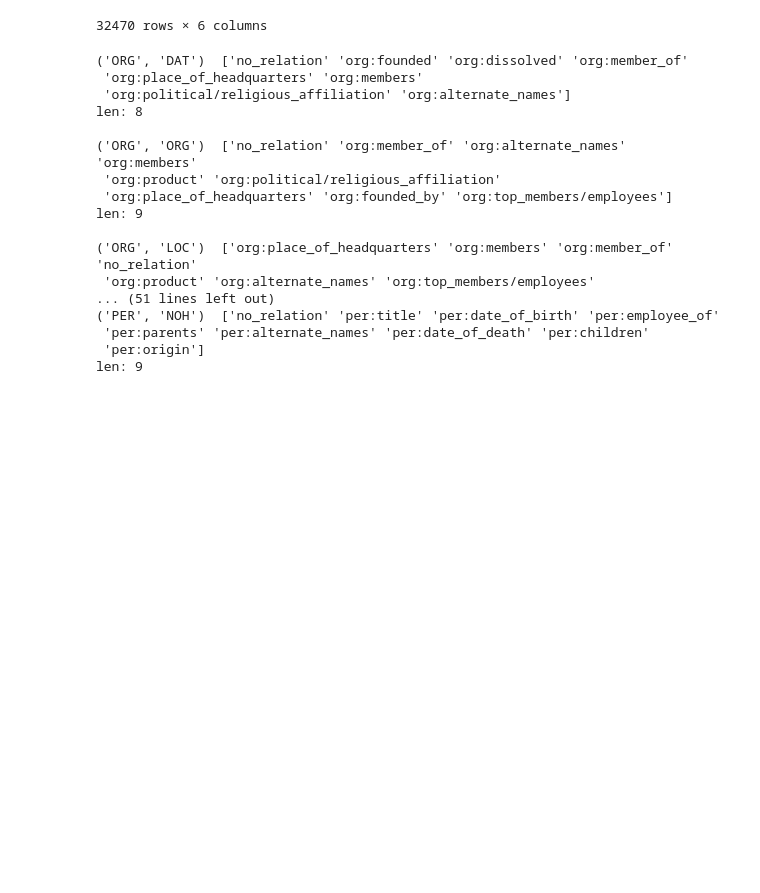
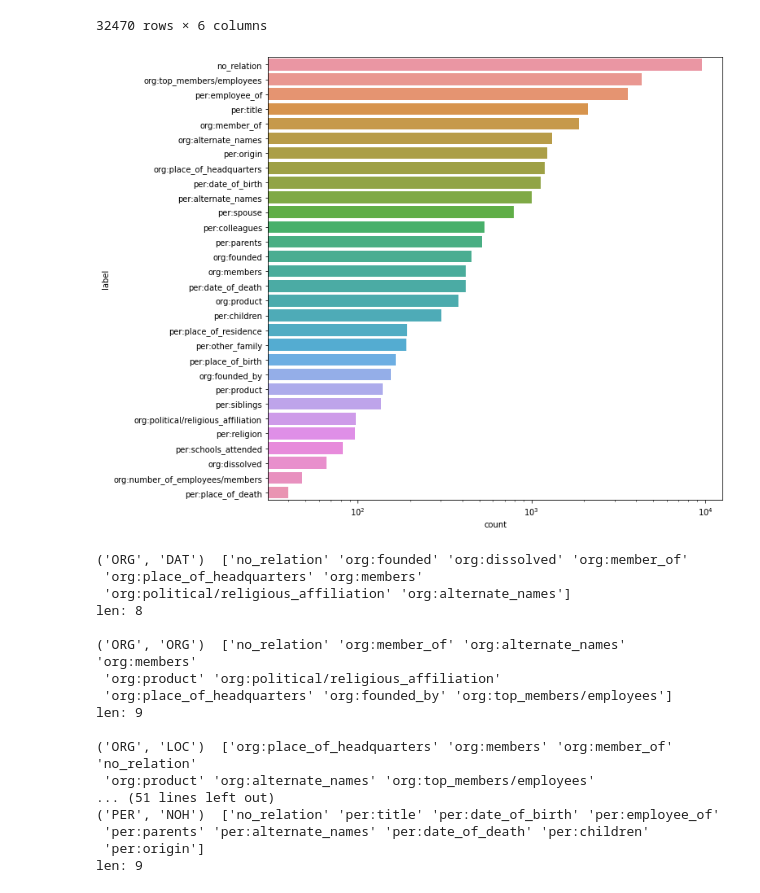
Before and after one commit to godjw/klue-level2-nlp-08, a Jupyter notebook: data/eda.ipynb, the cells around one changed output. Saved outputs shown, nothing was run; the diff lists cells and outputs as text; code cells hidden in the pictures; blank space fills up the shorter version.

Commit message:
feat: label countplot added

```diff
--- a/data/eda.ipynb
+++ b/data/eda.ipynb
@@ -17,6 +19,13 @@ df
 | 32468 | 32468 | 중앙일보, JTBC 회장을 지낸 이후 중앙홀딩스 회장, 재단... | {'word': 'JTBC', 'start_idx': 6, ... | {'word': '중앙홀딩스', 'start_idx': 21... | no_relation | wikipedia |
 | 32469 | 32469 | 화순군(군수 구충곤)은 17일 동면의 이장 20여 명이 코로... | {'word': '화순군', 'start_idx': 0, '... | {'word': '구충곤', 'start_idx': 7, '... | org:top_members/employees | wikitree |
 32470 rows × 6 columns
+# %%
+fig, ax = plt.subplots(1, 1, figsize=(10, 10))
+
+plot = sns.countplot(y=df['label'], order=df['label'].value_counts().index, ax=ax)
+plot.set_xscale('log')
+# %% [output]
+[figure, added]
 # %%
 sub_types = ['ORG', 'PER']
 obj_types = ['DAT', 'ORG', 'LOC', 'POH', 'PER', 'NOH']
```
Also changed, not shown: parts of 2 cells of this notebook.
